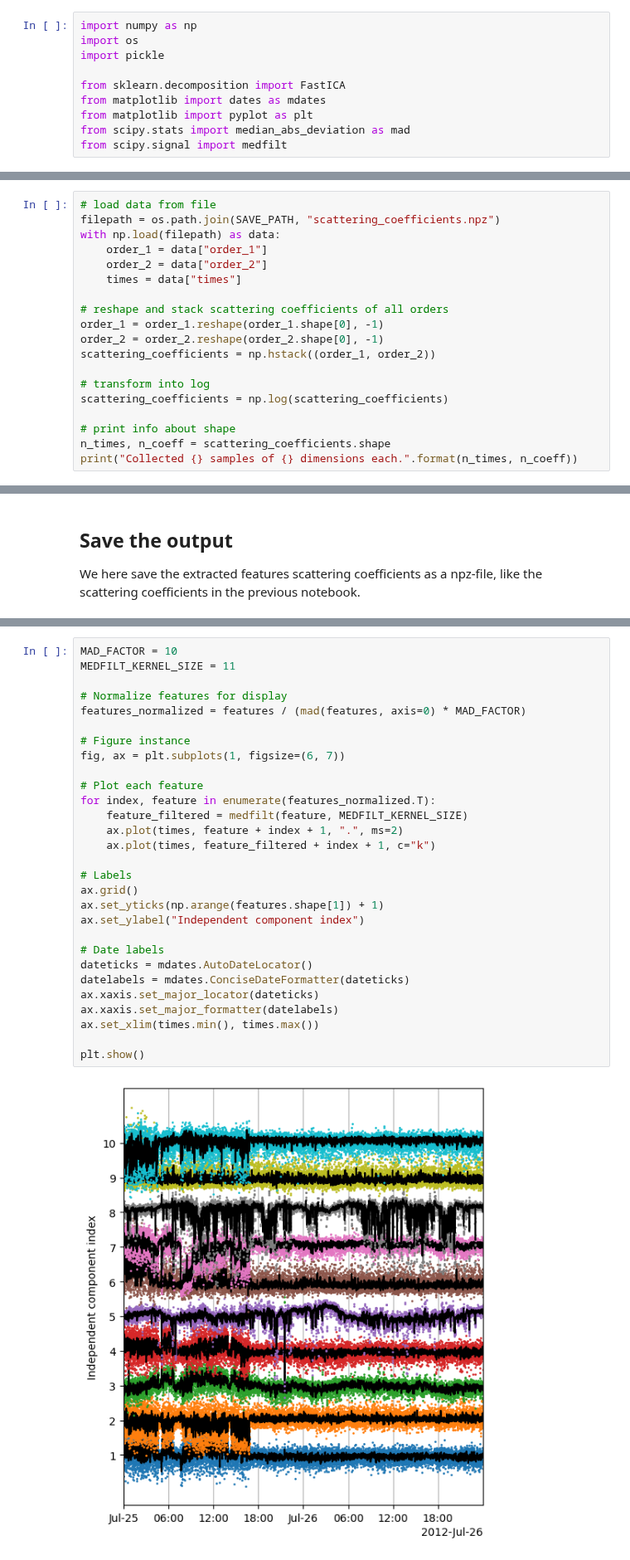
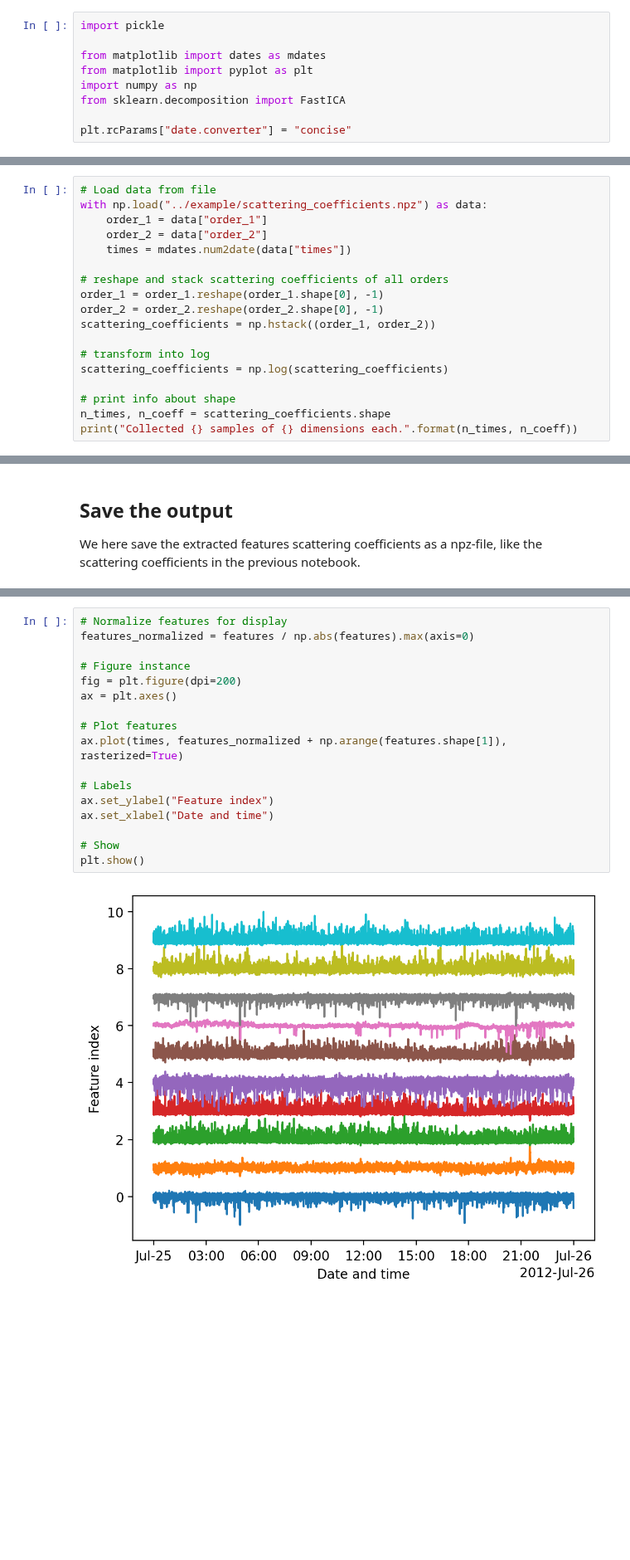
Before and after one commit to scatseisnet/scatseisnet, a Jupyter notebook: docs/source/notebooks/3_dimensionality_reduction.ipynb, the cells around one changed output, grey strips where cells are left out. Shown at 83% size. Saved outputs shown, nothing was run; the diff lists cells and outputs as text; blank space fills up the shorter version.

```diff
--- a/docs/source/notebooks/3_dimensionality_reduction.ipynb
+++ b/docs/source/notebooks/3_dimensionality_reduction.ipynb
@@ -9,10 +13,9 @@ This tutorial on reducing the dimension of the scattering coefficients using an
 # %%
-import numpy as np
-import os
 import pickle
 
-from sklearn.decomposition import FastICA
 from matplotlib import dates as mdates
 from matplotlib import pyplot as plt
-from scipy.stats import median_abs_deviation as mad
-from scipy.signal import medfilt
+import numpy as np
+from sklearn.decomposition import FastICA
+
+plt.rcParams["date.converter"] = "concise"
@@ -35,12 +32,11 @@ We then need to collect the all-order scattering coefficients into a two-dimensi
 
 > Note that the optimal way to load the scattering coefficients is to use `xarray`
 # %%
-# load data from file
-filepath = os.path.join(SAVE_PATH, "scattering_coefficients.npz")
-with np.load(filepath) as data:
+# Load data from file
+with np.load("../example/scattering_coefficients.npz") as data:
     order_1 = data["order_1"]
     order_2 = data["order_2"]
-    times = data["times"]
+    times = mdates.num2date(data["times"])
 
 # reshape and stack scattering coefficients of all orders
 order_1 = order_1.reshape(order_1.shape[0], -1)
@@ -86,33 +84,21 @@ with open(filepath, "wb") as pickle_file:
 
 This is a crucial step: do you see structure in the independent components, or do they seem all random? Do the structures correlate with the a priori information at your disposal or to identifiable signal structures? At this stage, it is important to carefully address those questions. The optimal solution may not be to use the `FastICA` model depending on the data at hand, although it can be adapated to many datasets. Playing with the number of components can also be an immportant way of creating structure in the output.
 # %%
-MAD_FACTOR = 10
-MEDFILT_KERNEL_SIZE = 11
-
 # Normalize features for display
-features_normalized = features / (mad(features, axis=0) * MAD_FACTOR)
+features_normalized = features / np.abs(features).max(axis=0)
 
 # Figure instance
-fig, ax = plt.subplots(1, figsize=(6, 7))
+fig = plt.figure(dpi=200)
+ax = plt.axes()
 
-# Plot each feature
-for index, feature in enumerate(features_normalized.T):
-    feature_filtered = medfilt(feature, MEDFILT_KERNEL_SIZE)
-    ax.plot(times, feature + index + 1, ".", ms=2)
-    ax.plot(times, feature_filtered + index + 1, c="k")
+# Plot features
+ax.plot(times, features_normalized + np.arange(features.shape[1]), rasterized=True)
 
 # Labels
-ax.grid()
-ax.set_yticks(np.arange(features.shape[1]) + 1)
-ax.set_ylabel("Independent component index")
+ax.set_ylabel("Feature index")
+ax.set_xlabel("Date and time")
 
-# Date labels
-dateticks = mdates.AutoDateLocator()
-datelabels = mdates.ConciseDateFormatter(dateticks)
-ax.xaxis.set_major_locator(dateticks)
-ax.xaxis.set_major_formatter(datelabels)
-ax.set_xlim(times.min(), times.max())
-
+# Show
 plt.show()
 # %% [output]
-[figure, old version]
+[figure, new version]
```
Also changed, not shown: parts of 5 cells of this notebook.
